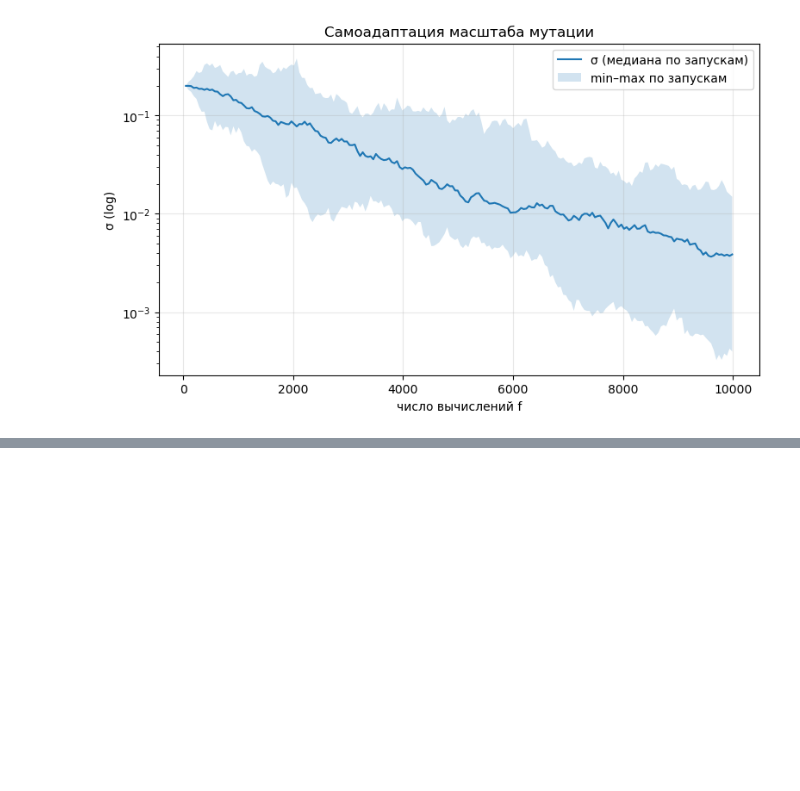
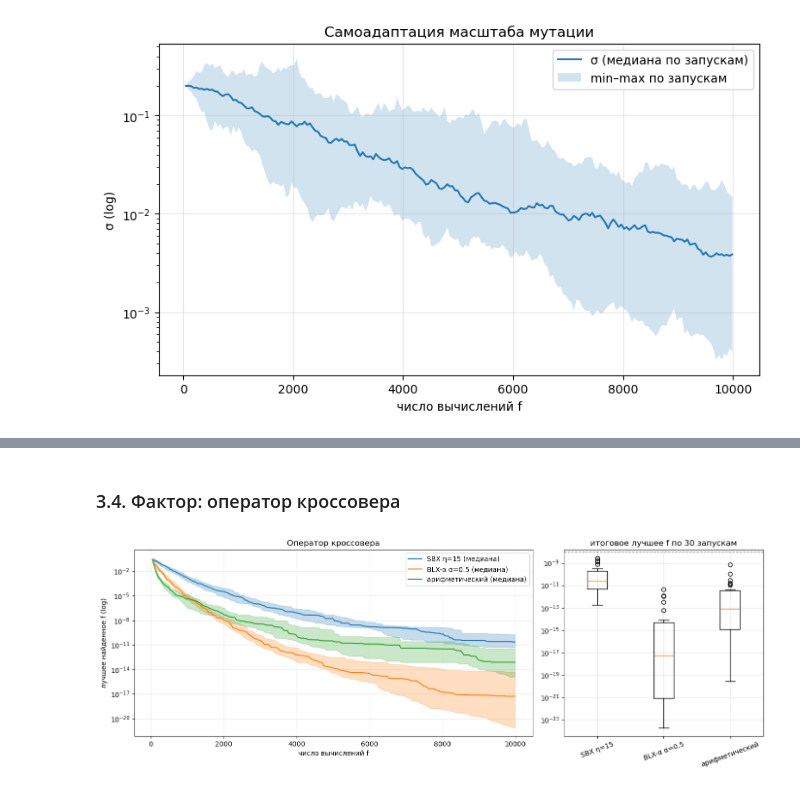
Before and after one commit to mack011y/gen_lab1, a Jupyter notebook: lab1/lab1.ipynb, the cells around one changed output, grey strips where cells are left out. Saved outputs shown, nothing was run; the diff lists cells and outputs as text; code cells hidden in the pictures; blank space fills up the shorter version.

```diff
--- a/lab1/lab1.ipynb
+++ b/lab1/lab1.ipynb
@@ -615,0 +700,12 @@ plt.show()
+# %% [markdown]
+### 3.4. Фактор: оператор кроссовера
+# %%
+cx_tab, cx_fin, cx_hist = factor_study("crossover", {
+    "SBX η=15": BASE,
+    "BLX-α α=0.5": replace(BASE, crossover="blx"),
+    "арифметический": replace(BASE, crossover="arith"),
+})
+plot_factor("crossover", "Оператор кроссовера", cx_fin, cx_hist)
+cx_tab.style.format(FMT)
+# %% [output]
+[figure, added]
```
Also changed, not shown: parts of 17 cells of this notebook, 29 other files.
